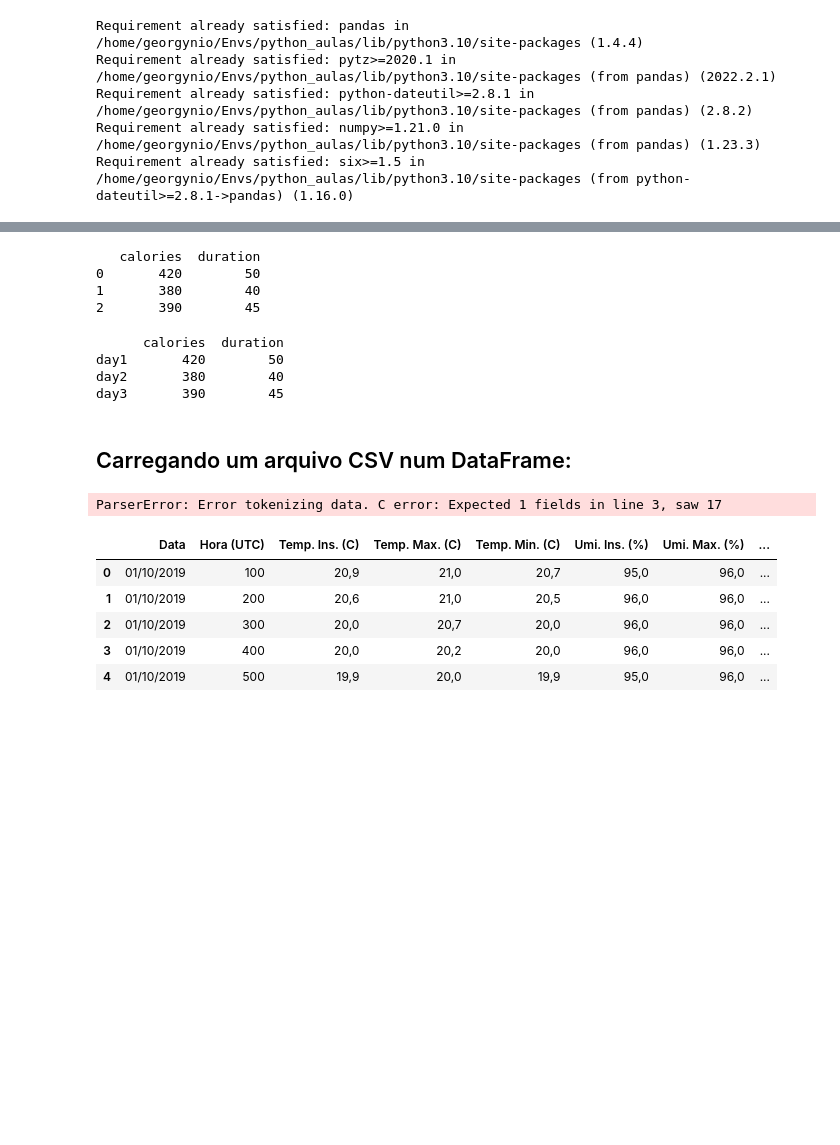
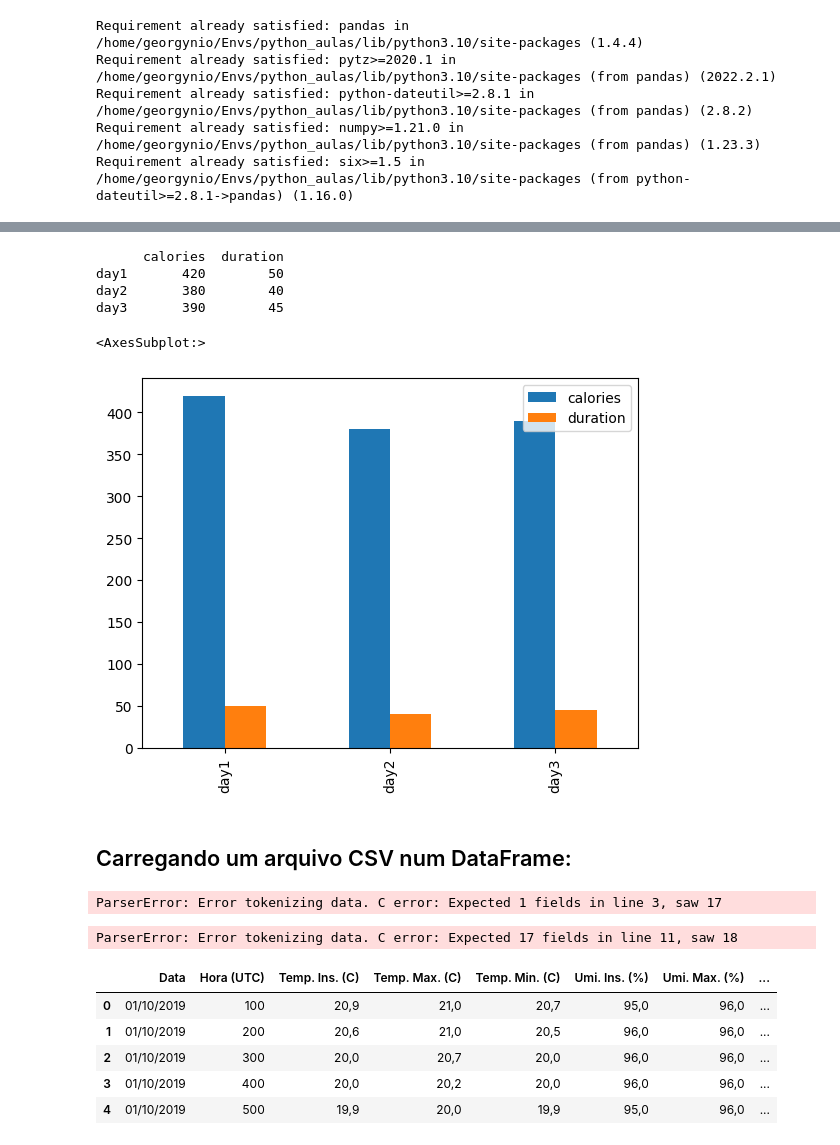
Before and after one commit to georgynio/python_aulas, a Jupyter notebook: Exercicios/Exemplos_base/dados_csv_2.ipynb, the cells around one changed output, grey strips where cells are left out. Cells and saved outputs as stored; diff of their text form; code cells hidden in the pictures; blank space fills up the shorter version.

```diff
--- a/Exercicios/Exemplos_base/dados_csv_2.ipynb
+++ b/Exercicios/Exemplos_base/dados_csv_2.ipynb
@@ -27,39 +78,35 @@ A estrutura de um DataFrame:
 # %%
 import pandas as pd
 
 data = {
   "calories": [420, 380, 390],
   "duration": [50, 40, 45]
 }
 
-#load data into a DataFrame object:
-df = pd.DataFrame(data)
+df = pd.DataFrame(data, index = ["day1", "day2", "day3"])
 
 print(df)
+df.plot.bar()
 # %% [output]
-   calories  duration
-0       420        50
-1       380        40
-2       390        45
+      calories  duration
+day1       420        50
+day2       380        40
+day3       390        45
+<AxesSubplot:>
+[figure, added]
-# %%
-import pandas as pd
-
-data = {
-  "calories": [420, 380, 390],
-  "duration": [50, 40, 45]
-}
-
-df = pd.DataFrame(data, index = ["day1", "day2", "day3"])
-
-print(df)
-# %% [output]
-      calories  duration
-day1       420        50
-day2       380        40
-day3       390        45
 # %% [markdown]
 ## Carregando um arquivo CSV num DataFrame:
+# %%
+# não conseguimos porque a linha 1, não é cabeçalho
+df = pd.read_csv('./../dados/VILA-VELHA-(A634).csv')
+# %% [output]
+ParserError: Error tokenizing data. C error: Expected 1 fields in line 3, saw 17
+# %%
+# pedimos para não ler a primeira linha
+# ele não entendeu os dados faltantes
+df = pd.read_csv('./../dados/VILA-VELHA-(A634).csv', skiprows=1)
+# %% [output]
+ParserError: Error tokenizing data. C error: Expected 17 fields in line 11, saw 18
 # %%
-df = pd.read_csv('./../dados/VILA-VELHA-(A634).csv')
+# colocar o tipo de separação
+df = pd.read_csv('./../dados/VILA-VELHA-(A634).csv', skiprows=1, delimiter=';')
-# %% [output]
-ParserError: Error tokenizing data. C error: Expected 1 fields in line 3, saw 17
```
Also changed, not shown: parts of 19 cells of this notebook.
